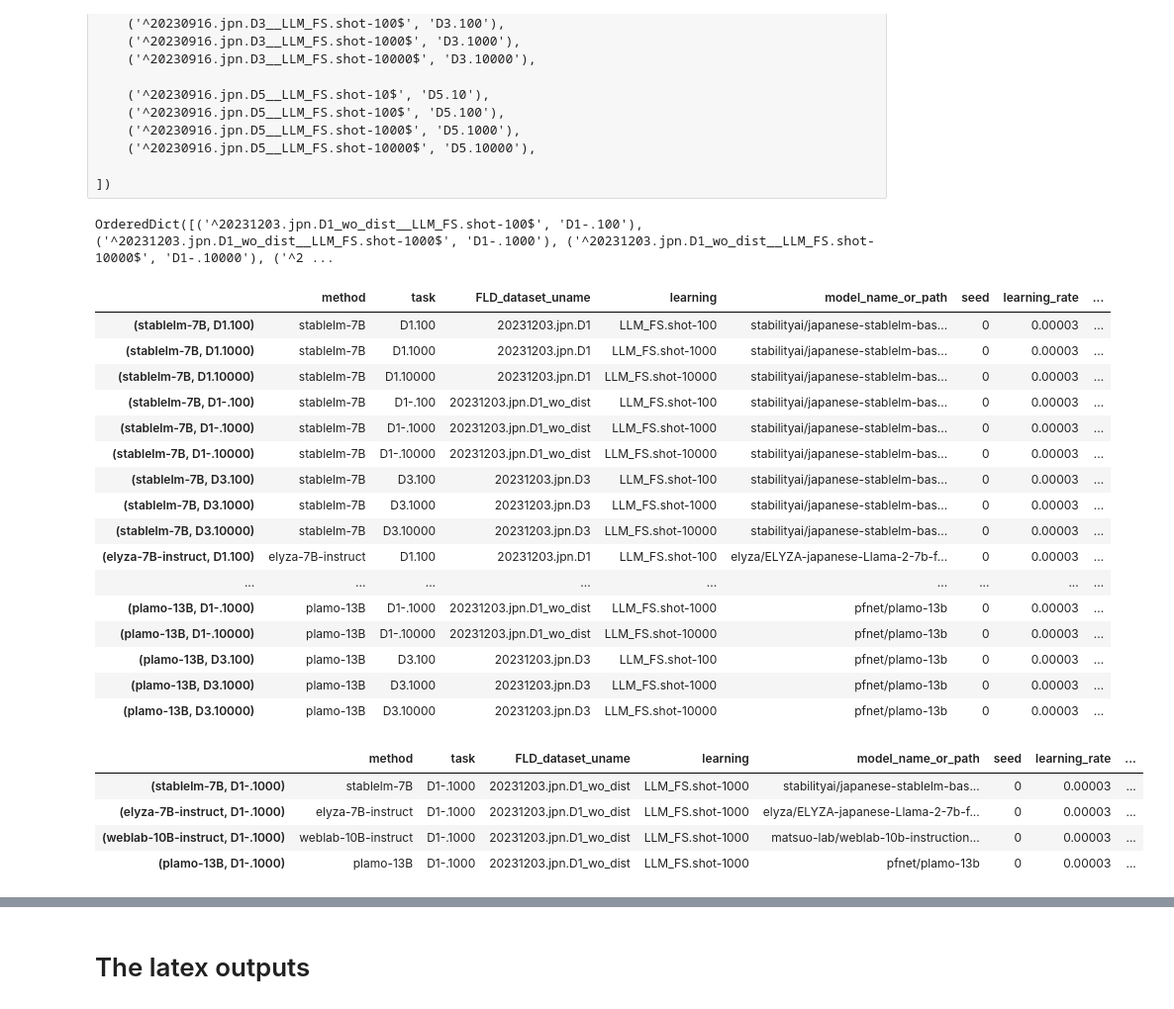
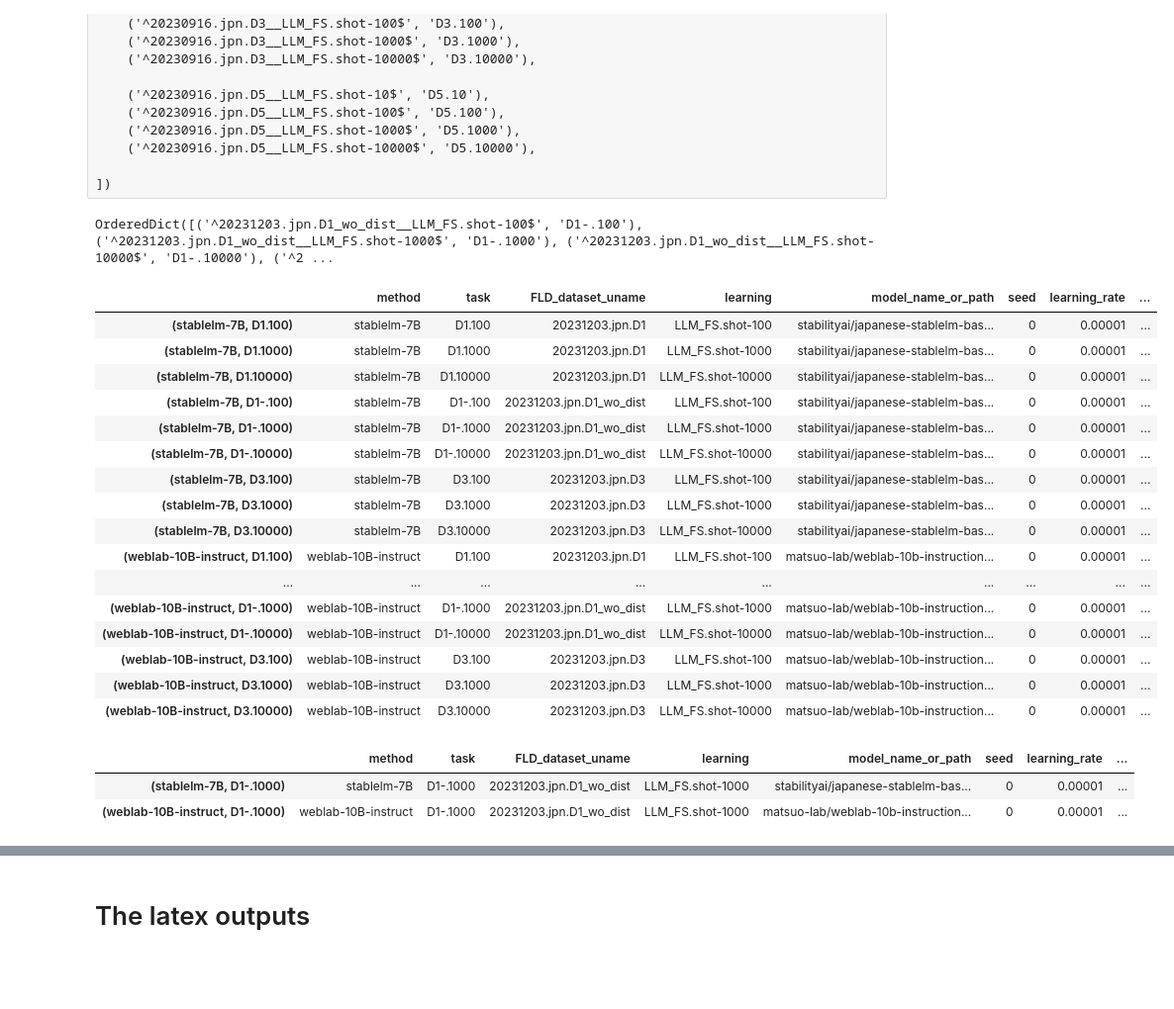
Before and after one commit to hitachi-nlp/FLD-prover, a Jupyter notebook: ipynb/analysis.ipynb, the cells around one changed output, grey strips where cells are left out. Shown at 99% size. Drawn from its saved outputs; the diff is of its cells as text; code cells hidden in the pictures; blank space fills up the shorter version.

Commit message:
[exp] ./outputs/01.train.py/20231203.jpn.no_subproof_for_unknown

```diff
--- a/ipynb/analysis.ipynb
+++ b/ipynb/analysis.ipynb
@@ -96,7 +96,8 @@ def prettify_df(df: pd.DataFrame) -> pd.DataFrame:
 # _TOP_DIR = '../outputs/02.aggregate_tf_results.py/20231005.jpn.seed--0'
 
 # --------------- NLP_2024 ---------------
-_TOP_DIR = '../outputs/02.aggregate_tf_results.py/20231203.jpn/'
+# _TOP_DIR = '../outputs/02.aggregate_tf_results.py/20231203.jpn/'
+_TOP_DIR = '../outputs/02.aggregate_tf_results.py/20231203.jpn.no_subproof_for_unknown20231203.jpn/'
 # %%
 # version = 'LREC_2024_submission'
 version = 'NLP_2024'
@@ -132,7 +133,7 @@ if version == 'NLP_2024':
         ('^pfnet/plamo-13b$', 'plamo-13B'),
     ])
 
-    LRATE = 3e-05
+    LRATE = 1e-05
     DO_SLICE_BY_LRATE = True
 
     METRIC_RENAMES = OrderedDict([
@@ -282,8 +283,11 @@ df = name_method(master_df)
 df = rename_cells(df, [COL_METHOD], METHOD_RENAMES)
 df = sort_rows(df, COL_METHOD, [f'^{name}$' for name in METHOD_RENAMES.values()])
 
+
 if DO_SLICE_BY_LRATE:
     df = slice_rows(df, lambda row: row[COL_LRATE] == LRATE)
+    if len(df) == 0:
+        raise ValueError()
 
 
 def rename_task(task_name: str):
@@ -293,51 +297,52 @@ def rename_task(task_name: str):
     return task_name
 
 df = name_task(df)
+
 task_renames = OrderedDict(
     sorted(
         [(f'^{task_name}$', rename_task(task_name))
         for task_name in df[COL_TASK].unique()],
         key = lambda name_rename: name_rename[1]
     )
 )
 print(task_renames)
 df = rename_cells(df, [COL_TASK], task_renames)
 
 TASK_NAMES = [task_name for task_name in task_renames.values()
               if task_name in df[COL_TASK].values]
 for task_name in df[COL_TASK].values:
     if task_name not in TASK_NAMES:
         TASK_NAMES.append(task_name)
 MAJOR_TASK = TASK_NAMES[1]
 
 df = rename_cols(df, METRIC_RENAMES)
 
 df = aggregate(
     df,
     [COL_METHOD, COL_TASK],
     {metric_name: lambda vals: np.mean(vals) for metric_name in METRIC_NAMES},
 )
 
 df
 # %% [output]
 OrderedDict([('^20231203.jpn.D1_wo_dist__LLM_FS.shot-100$', 'D1-.100'), ('^20231203.jpn.D1_wo_dist__LLM_FS.shot-1000$', 'D1-.1000'), ('^20231203.jpn.D1_wo_dist__LLM_FS.shot-10000$', 'D1-.10000'), ('^2 ...
 |  | method | task | FLD_dataset_uname | learning | model_name_or_path | seed | learning_rate | ... |
-| (stablelm-7B, D1.100) | stablelm-7B | D1.100 | 20231203.jpn.D1 | LLM_FS.shot-100 | stabilityai/japanese-stablelm-bas... | 0 | 0.00003 | ... |
-| (stablelm-7B, D1.1000) | stablelm-7B | D1.1000 | 20231203.jpn.D1 | LLM_FS.shot-1000 | stabilityai/japanese-stablelm-bas... | 0 | 0.00003 | ... |
-| (stablelm-7B, D1.10000) | stablelm-7B | D1.10000 | 20231203.jpn.D1 | LLM_FS.shot-10000 | stabilityai/japanese-stablelm-bas... | 0 | 0.00003 | ... |
-| (stablelm-7B, D1-.100) | stablelm-7B | D1-.100 | 20231203.jpn.D1_wo_dist | LLM_FS.shot-100 | stabilityai/japanese-stablelm-bas... | 0 | 0.00003 | ... |
-| (stablelm-7B, D1-.1000) | stablelm-7B | D1-.1000 | 20231203.jpn.D1_wo_dist | LLM_FS.shot-1000 | stabilityai/japanese-stablelm-bas... | 0 | 0.00003 | ... |
-| (stablelm-7B, D1-.10000) | stablelm-7B | D1-.10000 | 20231203.jpn.D1_wo_dist | LLM_FS.shot-10000 | stabilityai/japanese-stablelm-bas... | 0 | 0.00003 | ... |
-| (stablelm-7B, D3.100) | stablelm-7B | D3.100 | 20231203.jpn.D3 | LLM_FS.shot-100 | stabilityai/japanese-stablelm-bas... | 0 | 0.00003 | ... |
-| (stablelm-7B, D3.1000) | stablelm-7B | D3.1000 | 20231203.jpn.D3 | LLM_FS.shot-1000 | stabilityai/japanese-stablelm-bas... | 0 | 0.00003 | ... |
-| (stablelm-7B, D3.10000) | stablelm-7B | D3.10000 | 20231203.jpn.D3 | LLM_FS.shot-10000 | stabilityai/japanese-stablelm-bas... | 0 | 0.00003 | ... |
-| (elyza-7B-instruct, D1.100) | elyza-7B-instruct | D1.100 | 20231203.jpn.D1 | LLM_FS.shot-100 | elyza/ELYZA-japanese-Llama-2-7b-f... | 0 | 0.00003 | ... |
+| (stablelm-7B, D1.100) | stablelm-7B | D1.100 | 20231203.jpn.D1 | LLM_FS.shot-100 | stabilityai/japanese-stablelm-bas... | 0 | 0.00001 | ... |
+| (stablelm-7B, D1.1000) | stablelm-7B | D1.1000 | 20231203.jpn.D1 | LLM_FS.shot-1000 | stabilityai/japanese-stablelm-bas... | 0 | 0.00001 | ... |
+| (stablelm-7B, D1.10000) | stablelm-7B | D1.10000 | 20231203.jpn.D1 | LLM_FS.shot-10000 | stabilityai/japanese-stablelm-bas... | 0 | 0.00001 | ... |
+| (stablelm-7B, D1-.100) | stablelm-7B | D1-.100 | 20231203.jpn.D1_wo_dist | LLM_FS.shot-100 | stabilityai/japanese-stablelm-bas... | 0 | 0.00001 | ... |
+| (stablelm-7B, D1-.1000) | stablelm-7B | D1-.1000 | 20231203.jpn.D1_wo_dist | LLM_FS.shot-1000 | stabilityai/japanese-stablelm-bas... | 0 | 0.00001 | ... |
+| (stablelm-7B, D1-.10000) | stablelm-7B | D1-.10000 | 20231203.jpn.D1_wo_dist | LLM_FS.shot-10000 | stabilityai/japanese-stablelm-bas... | 0 | 0.00001 | ... |
+| (stablelm-7B, D3.100) | stablelm-7B | D3.100 | 20231203.jpn.D3 | LLM_FS.shot-100 | stabilityai/japanese-stablelm-bas... | 0 | 0.00001 | ... |
+| (stablelm-7B, D3.1000) | stablelm-7B | D3.1000 | 20231203.jpn.D3 | LLM_FS.shot-1000 | stabilityai/japanese-stablelm-bas... | 0 | 0.00001 | ... |
+| (stablelm-7B, D3.10000) | stablelm-7B | D3.10000 | 20231203.jpn.D3 | LLM_FS.shot-10000 | stabilityai/japanese-stablelm-bas... | 0 | 0.00001 | ... |
+| (weblab-10B-instruct, D1.100) | weblab-10B-instruct | D1.100 | 20231203.jpn.D1 | LLM_FS.shot-100 | matsuo-lab/weblab-10b-instruction... | 0 | 0.00001 | ... |
 | ... | ... | ... | ... | ... | ... | ... | ... | ... |
-| (plamo-13B, D1-.1000) | plamo-13B | D1-.1000 | 20231203.jpn.D1_wo_dist | LLM_FS.shot-1000 | pfnet/plamo-13b | 0 | 0.00003 | ... |
-| (plamo-13B, D1-.10000) | plamo-13B | D1-.10000 | 20231203.jpn.D1_wo_dist | LLM_FS.shot-10000 | pfnet/plamo-13b | 0 | 0.00003 | ... |
-| (plamo-13B, D3.100) | plamo-13B | D3.100 | 20231203.jpn.D3 | LLM_FS.shot-100 | pfnet/plamo-13b | 0 | 0.00003 | ... |
-| (plamo-13B, D3.1000) | plamo-13B | D3.1000 | 20231203.jpn.D3 | LLM_FS.shot-1000 | pfnet/plamo-13b | 0 | 0.00003 | ... |
-| (plamo-13B, D3.10000) | plamo-13B | D3.10000 | 20231203.jpn.D3 | LLM_FS.shot-10000 | pfnet/plamo-13b | 0 | 0.00003 | ... |
+| (weblab-10B-instruct, D1-.1000) | weblab-10B-instruct | D1-.1000 | 20231203.jpn.D1_wo_dist | LLM_FS.shot-1000 | matsuo-lab/weblab-10b-instruction... | 0 | 0.00001 | ... |
+| (weblab-10B-instruct, D1-.10000) | weblab-10B-instruct | D1-.10000 | 20231203.jpn.D1_wo_dist | LLM_FS.shot-10000 | matsuo-lab/weblab-10b-instruction... | 0 | 0.00001 | ... |
+| (weblab-10B-instruct, D3.100) | weblab-10B-instruct | D3.100 | 20231203.jpn.D3 | LLM_FS.shot-100 | matsuo-lab/weblab-10b-instruction... | 0 | 0.00001 | ... |
+| (weblab-10B-instruct, D3.1000) | weblab-10B-instruct | D3.1000 | 20231203.jpn.D3 | LLM_FS.shot-1000 | matsuo-lab/weblab-10b-instruction... | 0 | 0.00001 | ... |
+| (weblab-10B-instruct, D3.10000) | weblab-10B-instruct | D3.10000 | 20231203.jpn.D3 | LLM_FS.shot-10000 | matsuo-lab/weblab-10b-instruction... | 0 | 0.00001 | ... |
 # %%
 task_dfs: Dict[str, pd.DataFrame] = OrderedDict()
 for task_name in TASK_NAMES:
@@ -349,10 +354,8 @@ for task_name in TASK_NAMES:
 task_dfs[MAJOR_TASK]
 # %% [output]
 |  | method | task | FLD_dataset_uname | learning | model_name_or_path | seed | learning_rate | ... |
-| (stablelm-7B, D1-.1000) | stablelm-7B | D1-.1000 | 20231203.jpn.D1_wo_dist | LLM_FS.shot-1000 | stabilityai/japanese-stablelm-bas... | 0 | 0.00003 | ... |
-| (elyza-7B-instruct, D1-.1000) | elyza-7B-instruct | D1-.1000 | 20231203.jpn.D1_wo_dist | LLM_FS.shot-1000 | elyza/ELYZA-japanese-Llama-2-7b-f... | 0 | 0.00003 | ... |
-| (weblab-10B-instruct, D1-.1000) | weblab-10B-instruct | D1-.1000 | 20231203.jpn.D1_wo_dist | LLM_FS.shot-1000 | matsuo-lab/weblab-10b-instruction... | 0 | 0.00003 | ... |
-| (plamo-13B, D1-.1000) | plamo-13B | D1-.1000 | 20231203.jpn.D1_wo_dist | LLM_FS.shot-1000 | pfnet/plamo-13b | 0 | 0.00003 | ... |
+| (stablelm-7B, D1-.1000) | stablelm-7B | D1-.1000 | 20231203.jpn.D1_wo_dist | LLM_FS.shot-1000 | stabilityai/japanese-stablelm-bas... | 0 | 0.00001 | ... |
+| (weblab-10B-instruct, D1-.1000) | weblab-10B-instruct | D1-.1000 | 20231203.jpn.D1_wo_dist | LLM_FS.shot-1000 | matsuo-lab/weblab-10b-instruction... | 0 | 0.00001 | ... |
 # %%
 metric_dfs: Dict[str, pd.DataFrame] = OrderedDict()
 for task_name, task_df in task_dfs.items():
```
Also changed, not shown: parts of 5 cells of this notebook, 1 other file.
